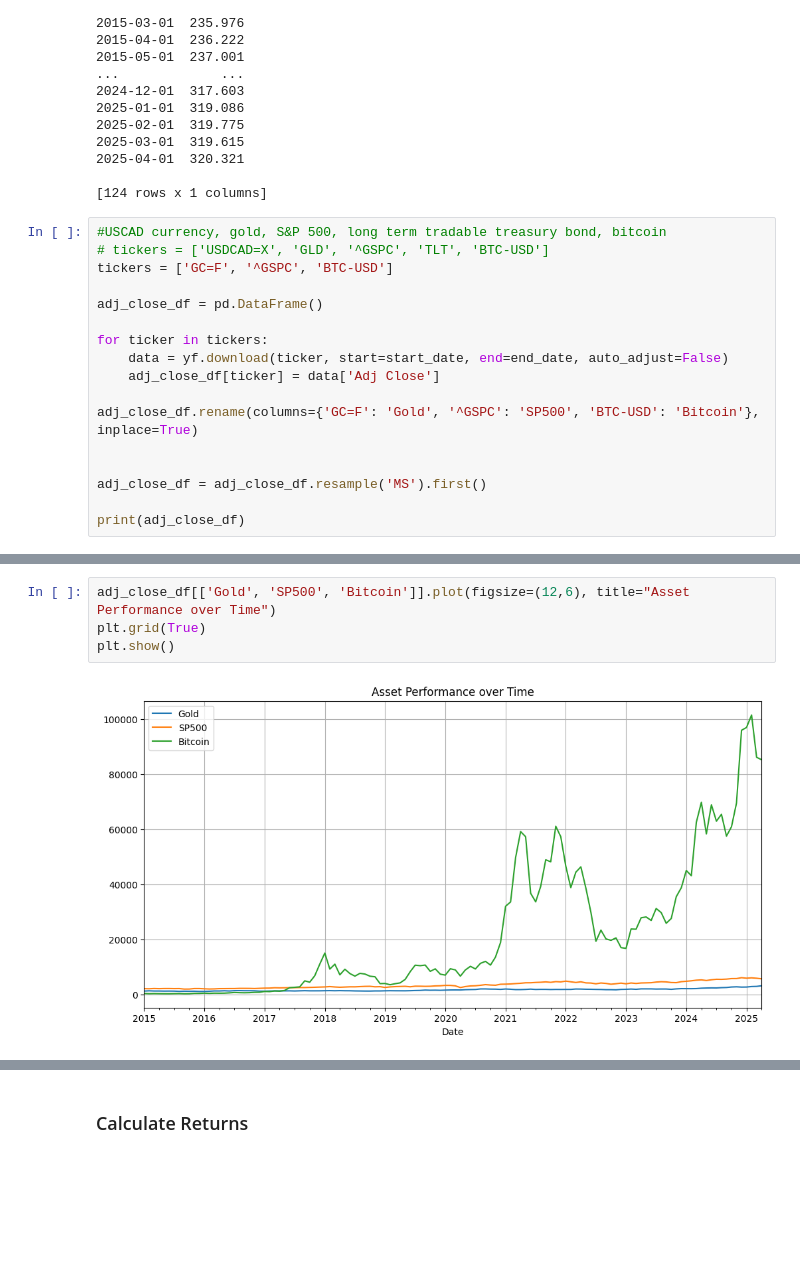
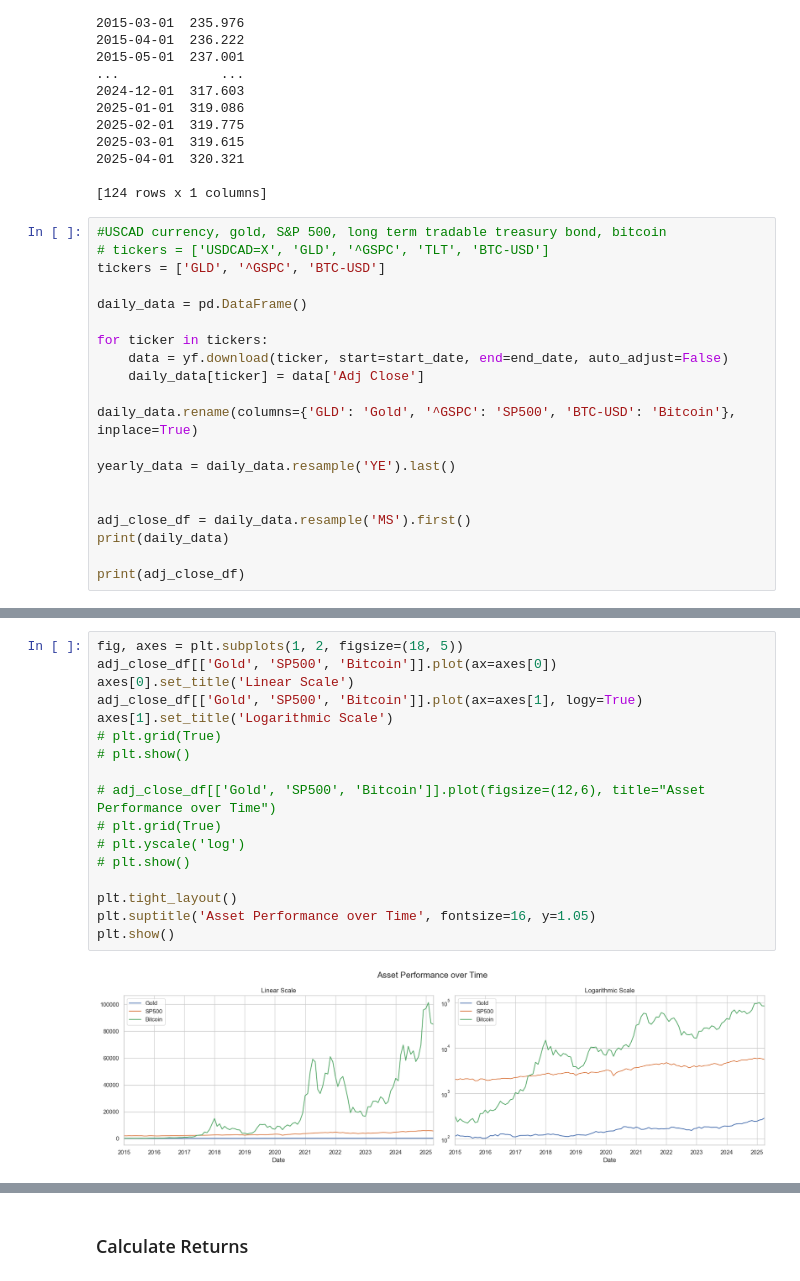
Before and after one commit to alexmcmullen80/BitcoinVsInflation, a Jupyter notebook: bitcoin.ipynb, the cells around one changed output, grey strips where cells are left out. Saved outputs shown, nothing was run; the diff lists cells and outputs as text; blank space fills up the shorter version.

```diff
--- a/bitcoin.ipynb
+++ b/bitcoin.ipynb
@@ -57,18 +57,21 @@ Date
 # %%
 #USCAD currency, gold, S&P 500, long term tradable treasury bond, bitcoin
 # tickers = ['USDCAD=X', 'GLD', '^GSPC', 'TLT', 'BTC-USD']
-tickers = ['GC=F', '^GSPC', 'BTC-USD']
+tickers = ['GLD', '^GSPC', 'BTC-USD']
 
-adj_close_df = pd.DataFrame()
+daily_data = pd.DataFrame()
 
 for ticker in tickers:
     data = yf.download(ticker, start=start_date, end=end_date, auto_adjust=False)
-    adj_close_df[ticker] = data['Adj Close']
+    daily_data[ticker] = data['Adj Close']
 
-adj_close_df.rename(columns={'GC=F': 'Gold', '^GSPC': 'SP500', 'BTC-USD': 'Bitcoin'}, inplace=True)
+daily_data.rename(columns={'GLD': 'Gold', '^GSPC': 'SP500', 'BTC-USD': 'Bitcoin'}, inplace=True)
+
+yearly_data = daily_data.resample('YE').last()
 
 
-adj_close_df = adj_close_df.resample('MS').first()
+adj_close_df = daily_data.resample('MS').first()
+print(daily_data)
 
 print(adj_close_df)
 # %% [output]
@@ -91,8 +96,21 @@ Date
 
 [124 rows x 3 columns]
 # %%
-adj_close_df[['Gold', 'SP500', 'Bitcoin']].plot(figsize=(12,6), title="Asset Performance over Time")
-plt.grid(True)
+fig, axes = plt.subplots(1, 2, figsize=(18, 5))
+adj_close_df[['Gold', 'SP500', 'Bitcoin']].plot(ax=axes[0])
+axes[0].set_title('Linear Scale')
+adj_close_df[['Gold', 'SP500', 'Bitcoin']].plot(ax=axes[1], logy=True)
+axes[1].set_title('Logarithmic Scale')
+# plt.grid(True)
+# plt.show()
+
+# adj_close_df[['Gold', 'SP500', 'Bitcoin']].plot(figsize=(12,6), title="Asset Performance over Time")
+# plt.grid(True)
+# plt.yscale('log')
+# plt.show()
+
+plt.tight_layout()
+plt.suptitle('Asset Performance over Time', fontsize=16, y=1.05)
 plt.show()
 # %% [output]
-[figure, old version]
+[figure, new version]
```
Also changed, not shown: parts of 11 cells of this notebook.
